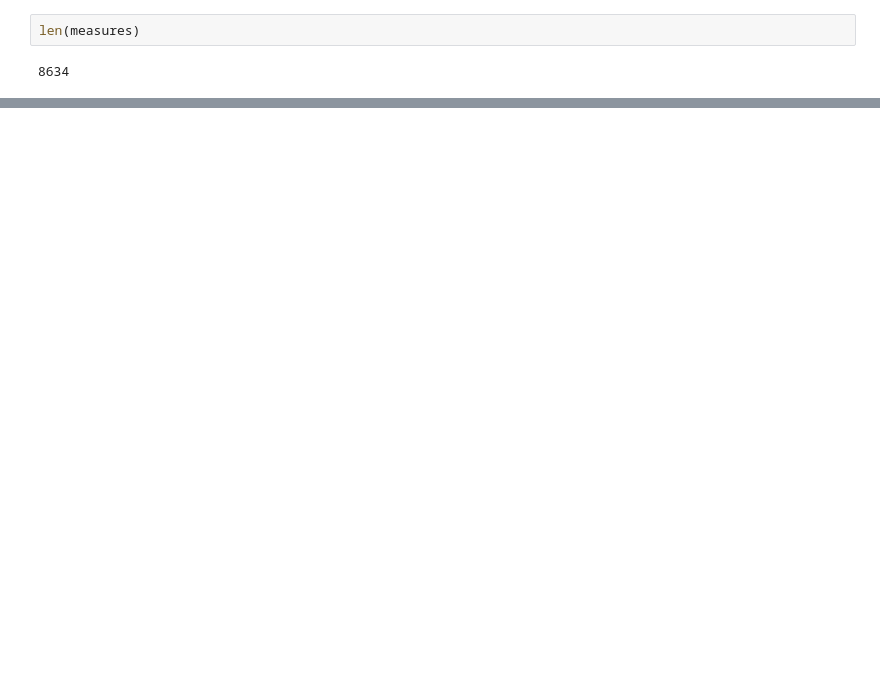
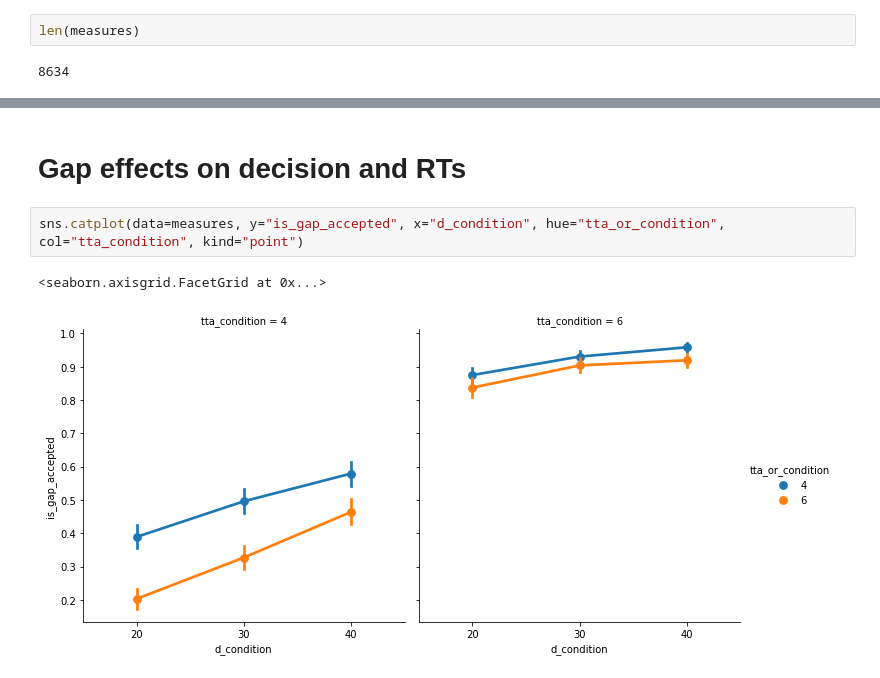
Before and after one commit to cherepaha/merging_eye_tracking, a Jupyter notebook: 01_exploratory_analysis.ipynb, the cells around one changed output, grey strips where cells are left out. Drawn from its saved outputs; the diff is of its cells as text; blank space fills up the shorter version.

```diff
--- a/01_exploratory_analysis.ipynb
+++ b/01_exploratory_analysis.ipynb
@@ -31,0 +51,7 @@ measures.Dwell_to_mirror.hist()
+# %% [markdown]
+# Gap effects on decision and RTs
+# %%
+sns.catplot(data=measures, y="is_gap_accepted", x="d_condition", hue="tta_or_condition", col="tta_condition", kind="point")
+# %% [output]
+<seaborn.axisgrid.FacetGrid at 0x...>
+[figure, added]
```
Also changed, not shown: parts of 29 cells of this notebook, 6 other files.
